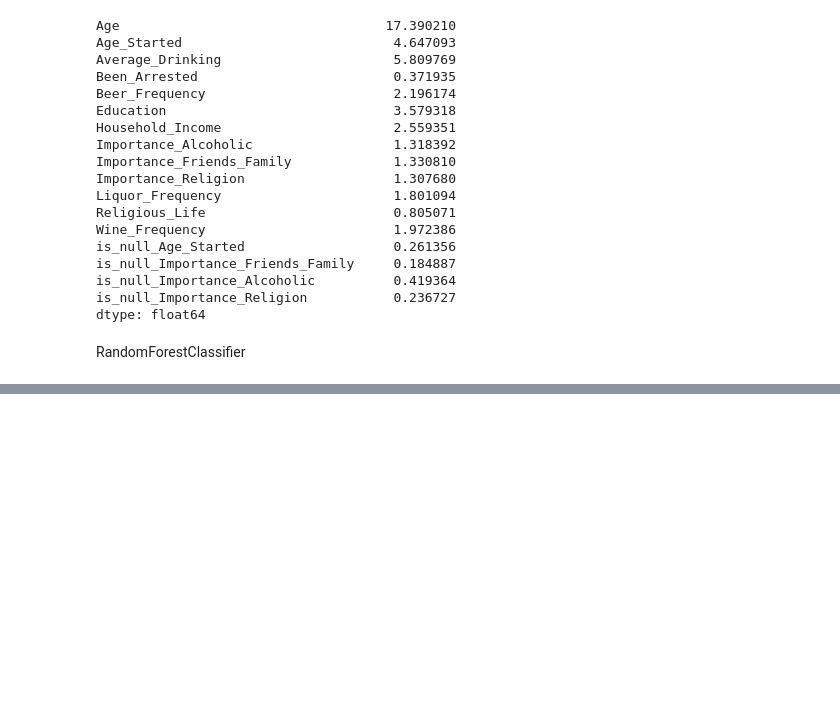
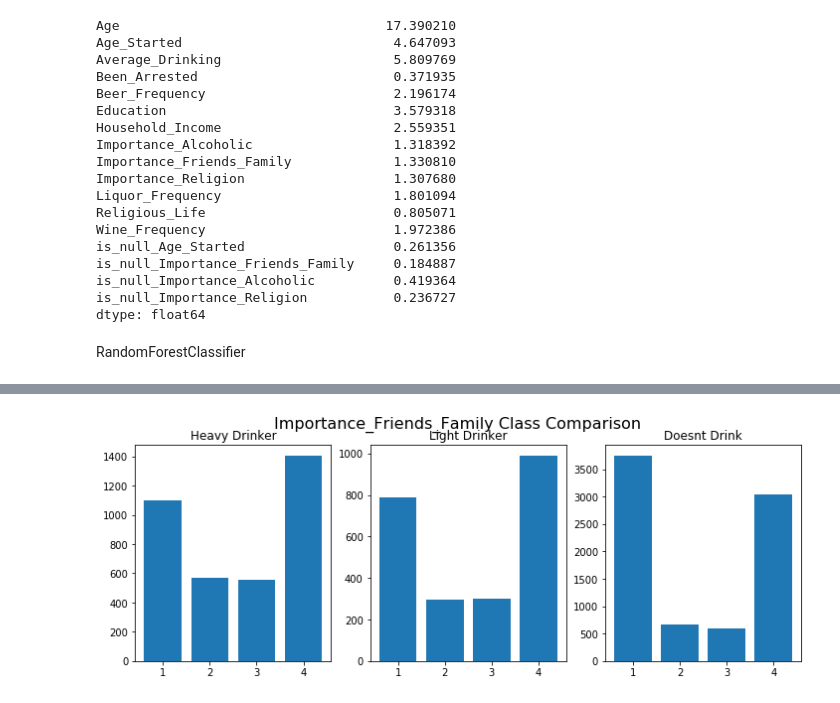
Before and after one commit to stewart-milberger/Alcohol-Consumption-Predictions, a Jupyter notebook: Predicting-Alcohol-Consumption.ipynb, the cells around one changed output, grey strips where cells are left out. Saved outputs shown, nothing was run; the diff lists cells and outputs as text; code cells hidden in the pictures; blank space fills up the shorter version.

```diff
--- a/Predicting-Alcohol-Consumption.ipynb
+++ b/Predicting-Alcohol-Consumption.ipynb
@@ -411,0 +456,11 @@ make_clustering_df('Importance_Friends_Family')
+# %%
+fig, (ax1, ax2, ax3) = plt.subplots(1, 3, figsize=(12, 4))
+fig.suptitle('Importance_Friends_Family Class Comparison', fontsize=16)
+ax1.bar(sorted(np.unique(complete_df['Importance_Friends_Family'].values)), heavy.groupby('Importance_Friends_Family')['Importance_Friends_Family'].count())
+ax2.bar(sorted(np.unique(complete_df['Importance_Friends_Family'].values)), low.groupby('Importance_Friends_Family')['Importance_Friends_Family'].count())
+ax3.bar(sorted(np.unique(complete_df['Importance_Friends_Family'].values)), no_drinking.groupby('Importance_Friends_Family')['Importance_Friends_Family'].count())
+ax1.set_title('Heavy Drinker')
+ax2.set_title('Light Drinker')
+ax3.set_title('Doesnt Drink');
+# %% [output]
+[figure, added]
```
Also changed, not shown: parts of 50 cells of this notebook.
